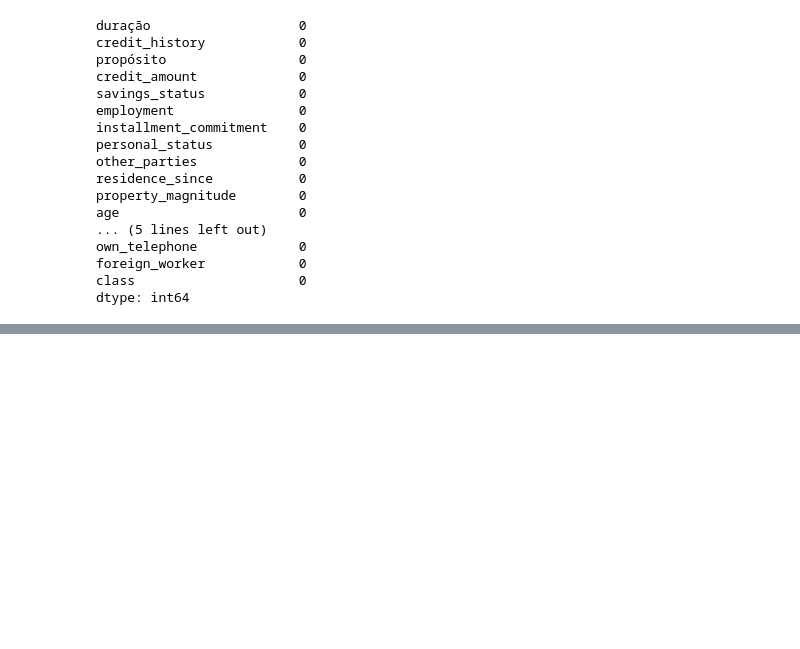
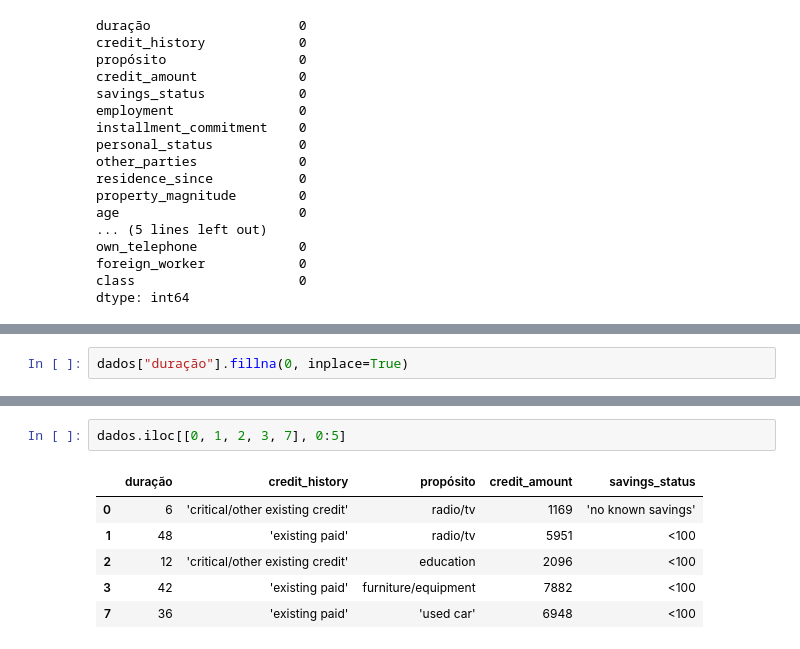
Before and after one commit to argosmaia/Formacao-Ciencia-de-dados-2023, a Jupyter notebook: pandasex1.ipynb, the cells around one changed output, grey strips where cells are left out. Cells and saved outputs as stored; diff of their text form; blank space fills up the shorter version.

```diff
--- a/pandasex1.ipynb
+++ b/pandasex1.ipynb
@@ -264,0 +282,2 @@ dtype: int64
+# %%
+dados["duração"].fillna(0, inplace=True)
@@ -264,0 +291,9 @@ dtype: int64
+# %%
+dados.iloc[[0, 1, 2, 3, 7], 0:5]
+# %% [output]
+|  | duração | credit_history | propósito | credit_amount | savings_status |
+| 0 | 6 | 'critical/other existing credit' | radio/tv | 1169 | 'no known savings' |
+| 1 | 48 | 'existing paid' | radio/tv | 5951 | <100 |
+| 2 | 12 | 'critical/other existing credit' | education | 2096 | <100 |
+| 3 | 42 | 'existing paid' | furniture/equipment | 7882 | <100 |
+| 7 | 36 | 'existing paid' | 'used car' | 6948 | <100 |
```
Also changed, not shown: parts of 2 cells of this notebook.
